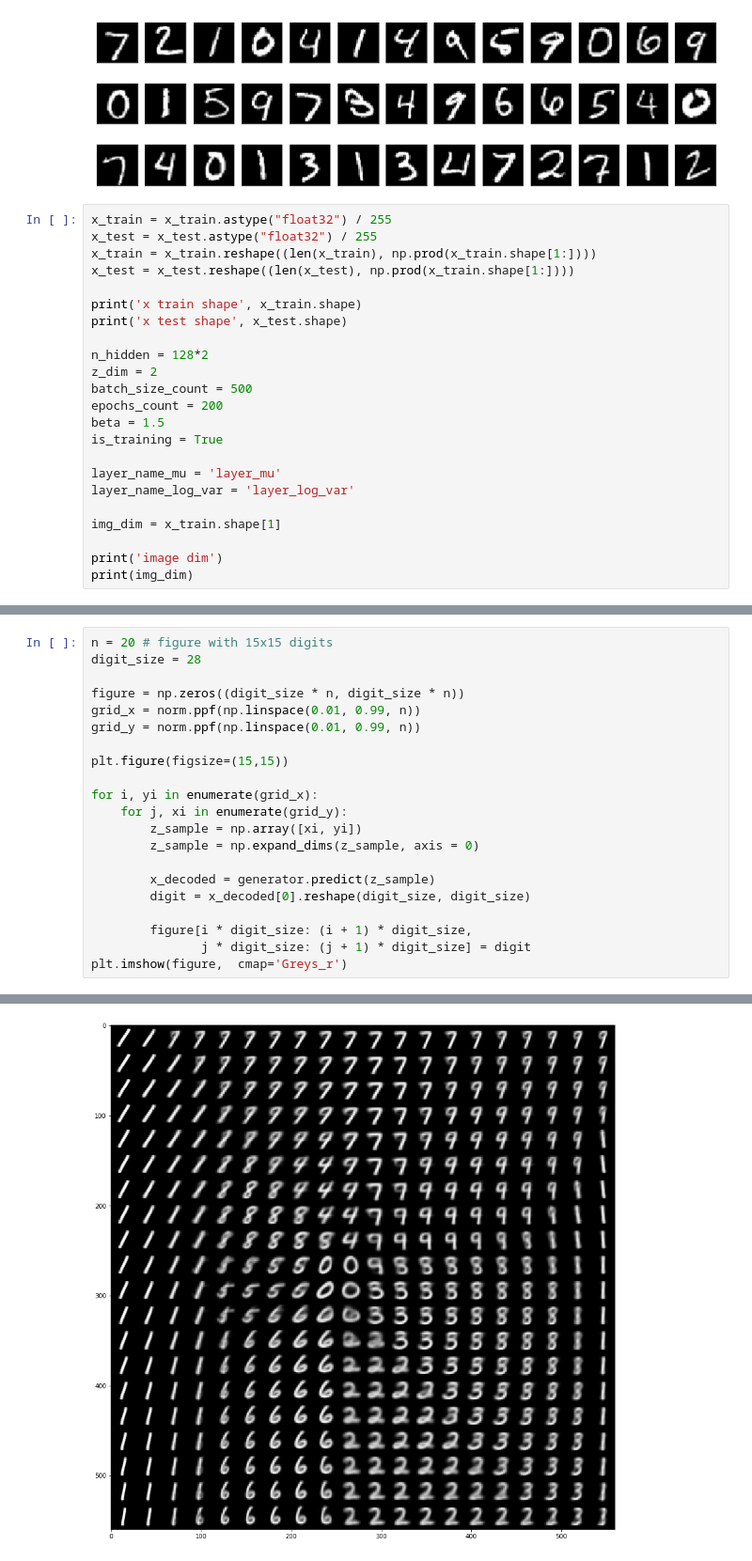
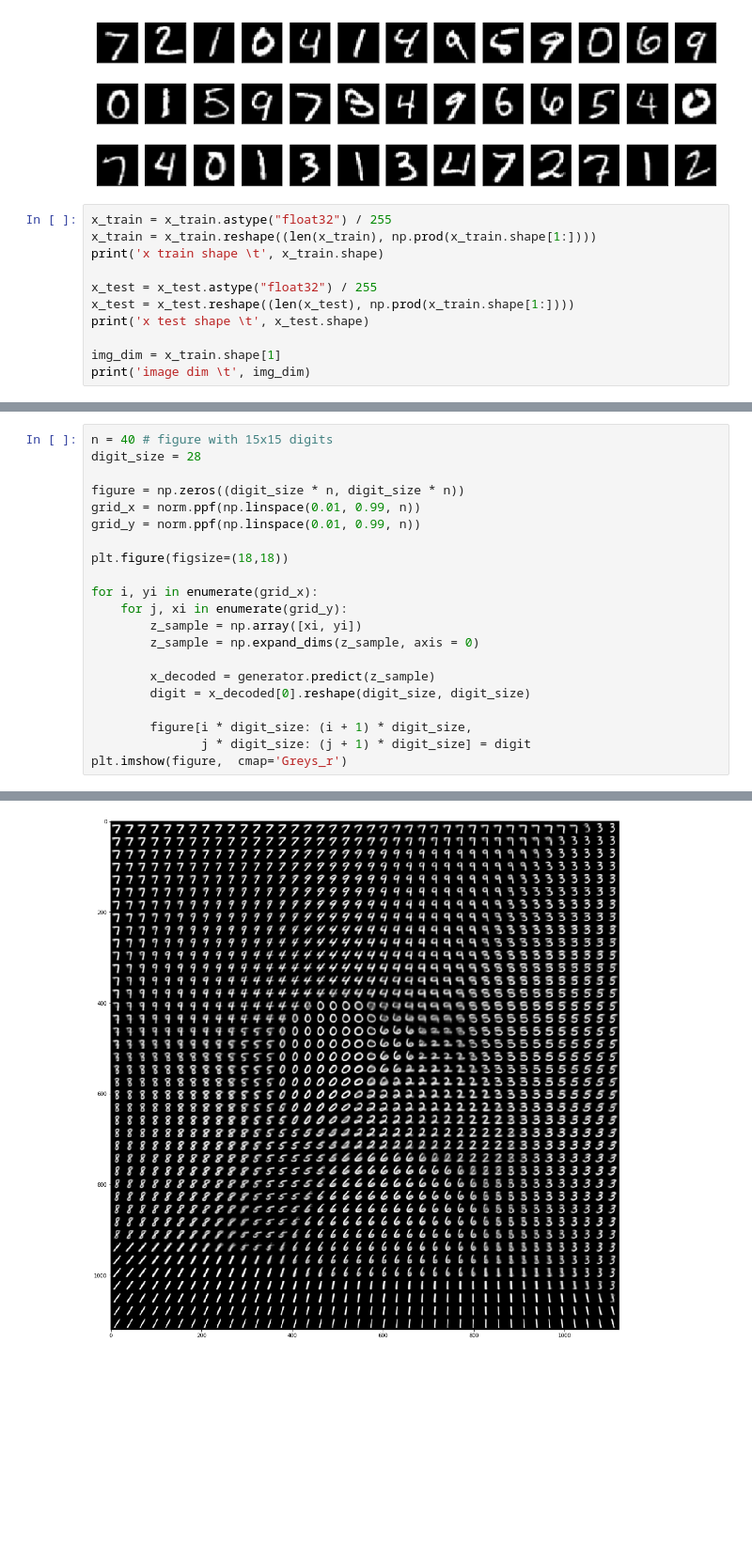
Before and after one commit to ServAlex/ArduinoPlayground, a Jupyter notebook: vae_mnist.ipynb, the cells around one changed output, grey strips where cells are left out. Shown at 94% size. Drawn from its saved outputs; the diff is of its cells as text; blank space fills up the shorter version.

```diff
--- a/vae_mnist.ipynb
+++ b/vae_mnist.ipynb
@@ -26,25 +55,13 @@ for i in range(39):
 [figure]
 # %%
 x_train = x_train.astype("float32") / 255
+x_train = x_train.reshape((len(x_train), np.prod(x_train.shape[1:])))
+print('x train shape \t', x_train.shape)
+
 x_test = x_test.astype("float32") / 255
-x_train = x_train.reshape((len(x_train), np.prod(x_train.shape[1:])))
 x_test = x_test.reshape((len(x_test), np.prod(x_train.shape[1:])))
-
-print('x train shape', x_train.shape)
-print('x test shape', x_test.shape)
-
-n_hidden = 128*2
-z_dim = 2
-batch_size_count = 500
-epochs_count = 200
-beta = 1.5
-is_training = True
-
-layer_name_mu = 'layer_mu'
-layer_name_log_var = 'layer_log_var'
+print('x test shape \t', x_test.shape)
 
 img_dim = x_train.shape[1]
-
-print('image dim')
-print(img_dim)
+print('image dim \t', img_dim)
 # %% [output]
@@ -283,26 +306,26 @@ Trainable params: 243,024
 Non-trainable params: 0
 _________________________________________________________________
 # %%
-n = 20 # figure with 15x15 digits
+n = 40 # figure with 15x15 digits
 digit_size = 28
 
 figure = np.zeros((digit_size * n, digit_size * n))
 grid_x = norm.ppf(np.linspace(0.01, 0.99, n))
 grid_y = norm.ppf(np.linspace(0.01, 0.99, n))
 
-plt.figure(figsize=(15,15))
+plt.figure(figsize=(18,18))
 
 for i, yi in enumerate(grid_x):
     for j, xi in enumerate(grid_y):
         z_sample = np.array([xi, yi])
         z_sample = np.expand_dims(z_sample, axis = 0)
 
         x_decoded = generator.predict(z_sample)
         digit = x_decoded[0].reshape(digit_size, digit_size)
 
         figure[i * digit_size: (i + 1) * digit_size,
                j * digit_size: (j + 1) * digit_size] = digit
 plt.imshow(figure,  cmap='Greys_r')
 # %% [output]
 <matplotlib.image.AxesImage at 0x...>
-[figure, old version]
+[figure, new version]
```
Also changed, not shown: parts of 20 cells of this notebook.
